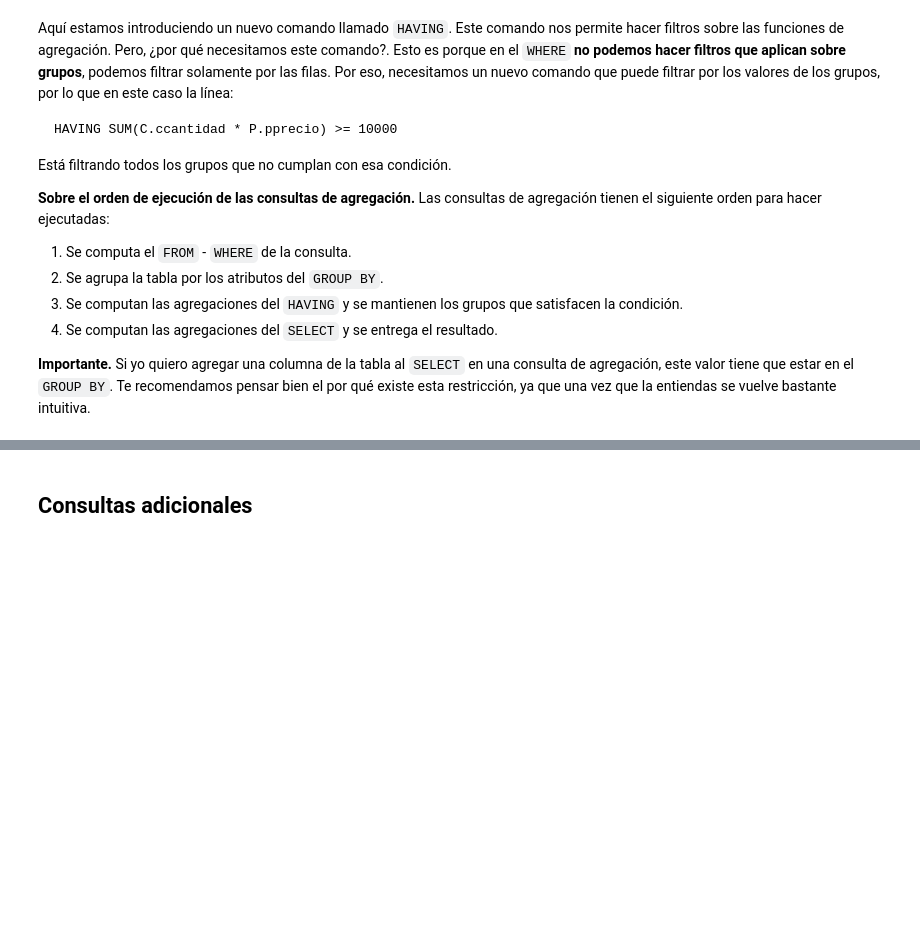
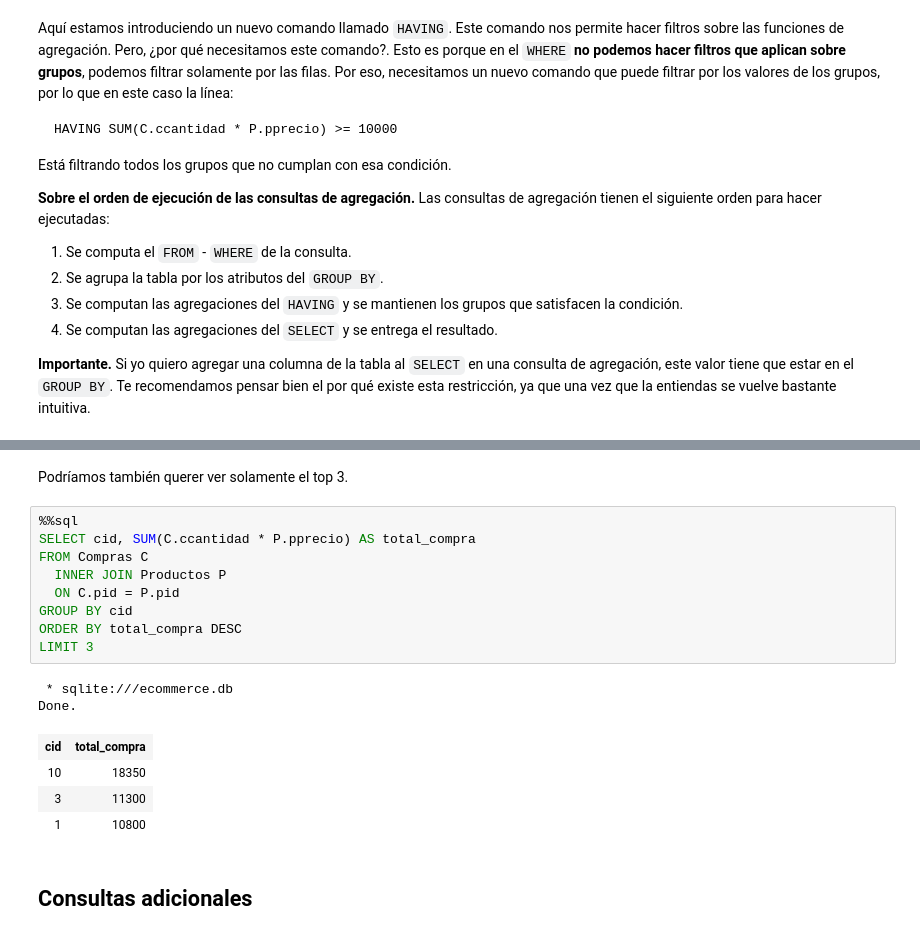
Before and after one commit to alanezz/data-crash-course, a Jupyter notebook: SQL/01 - Introducción a SQL.ipynb, the cells around one changed output, grey strips where cells are left out. Saved outputs shown, nothing was run; the diff lists cells and outputs as text; blank space fills up the shorter version.

```diff
--- a/SQL/01 - Introducción a SQL.ipynb
+++ b/SQL/01 - Introducción a SQL.ipynb
@@ -1024,3 +1093,21 @@ Está filtrando todos los grupos que no cumplan con esa condición.
+# %% [markdown]
+Podríamos también querer ver solamente el top 3.
+# %%
+%%sql
+SELECT cid, SUM(C.ccantidad * P.pprecio) AS total_compra
+FROM Compras C
+  INNER JOIN Productos P
+  ON C.pid = P.pid
+GROUP BY cid
+ORDER BY total_compra DESC
+LIMIT 3
+# %% [output]
+ * sqlite:///ecommerce.db
+Done.
+| cid | total_compra |
+| 10 | 18350 |
+| 3 | 11300 |
+| 1 | 10800 |
 # %% [markdown]
 ## Consultas adicionales
 # %% [markdown]
```
Also changed, not shown: parts of 11 cells of this notebook, 1 other file.
